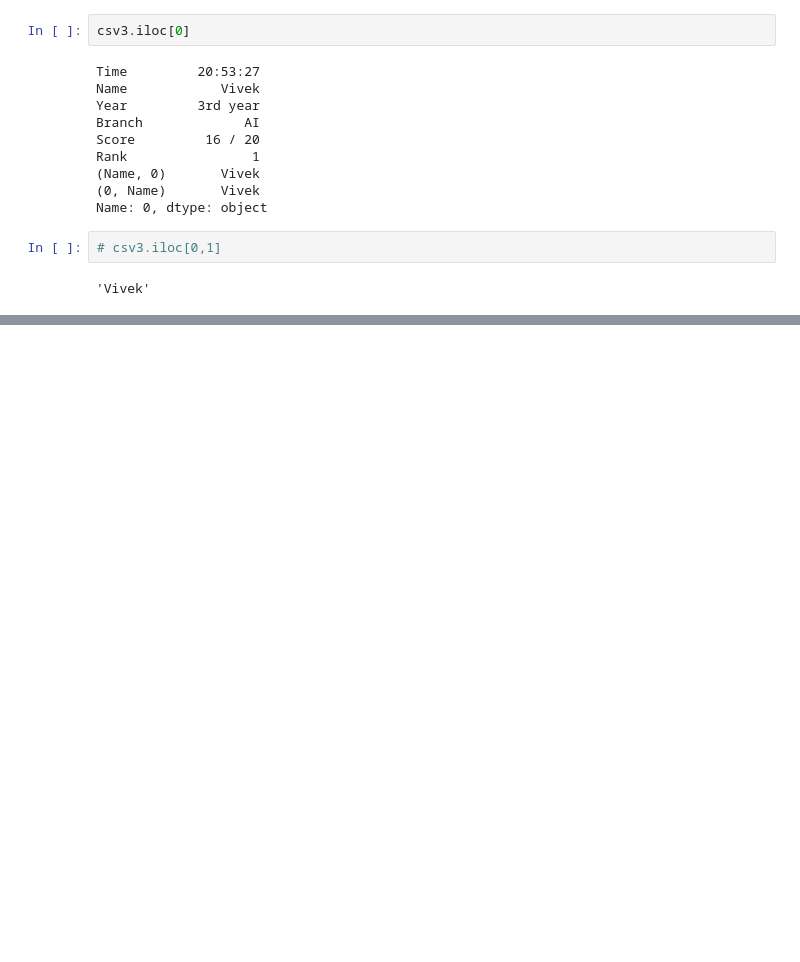
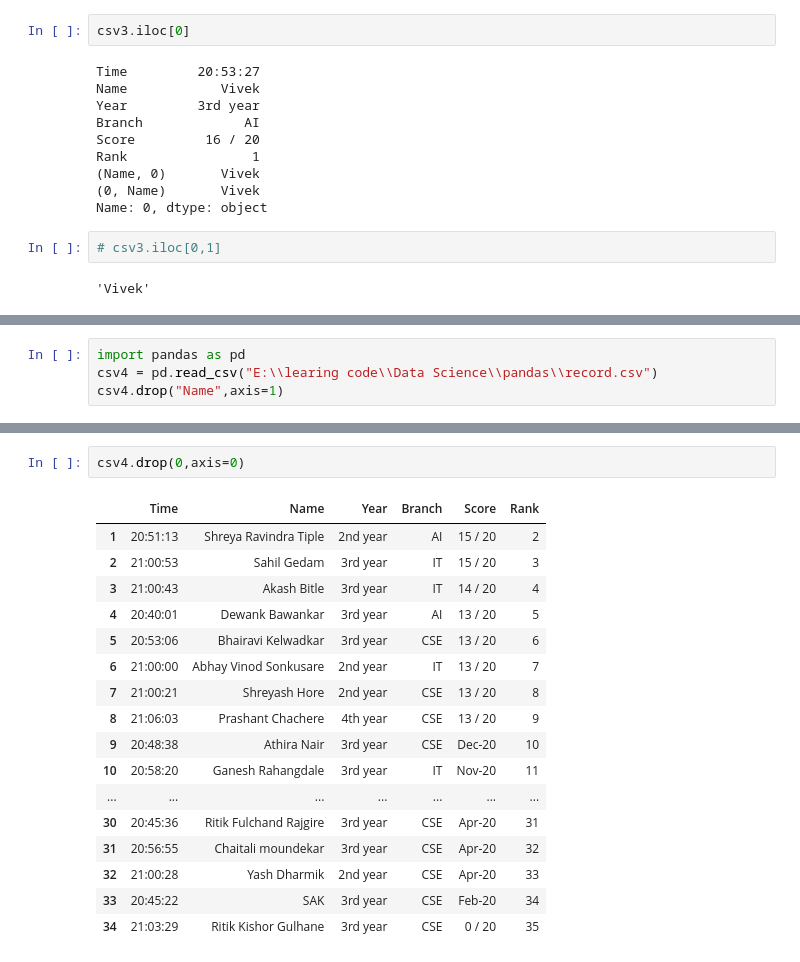
Before and after one commit to harrycoder1/mypandas, a Jupyter notebook: CSVFileFunction.ipynb, the cells around one changed output, grey strips where cells are left out. Cells and saved outputs as stored; diff of their text form; blank space fills up the shorter version.

```diff
--- a/CSVFileFunction.ipynb
+++ b/CSVFileFunction.ipynb
@@ -270,0 +273,4 @@ Name: 0, dtype: object
+# %%
+import pandas as pd
+csv4 = pd.read_csv("E:\\learing code\\Data Science\\pandas\\record.csv")
+csv4.drop("Name",axis=1)
@@ -270,0 +295,20 @@ Name: 0, dtype: object
+# %%
+csv4.drop(0,axis=0)
+# %% [output]
+|  | Time | Name | Year | Branch | Score | Rank |
+| 1 | 20:51:13 | Shreya Ravindra Tiple | 2nd year | AI | 15 / 20 | 2 |
+| 2 | 21:00:53 | Sahil Gedam | 3rd year | IT | 15 / 20 | 3 |
+| 3 | 21:00:43 | Akash Bitle | 3rd year | IT | 14 / 20 | 4 |
+| 4 | 20:40:01 | Dewank Bawankar | 3rd year | AI | 13 / 20 | 5 |
+| 5 | 20:53:06 | Bhairavi Kelwadkar | 3rd year | CSE | 13 / 20 | 6 |
+| 6 | 21:00:00 | Abhay Vinod Sonkusare | 2nd year | IT | 13 / 20 | 7 |
+| 7 | 21:00:21 | Shreyash Hore | 2nd year | CSE | 13 / 20 | 8 |
+| 8 | 21:06:03 | Prashant Chachere | 4th year | CSE | 13 / 20 | 9 |
+| 9 | 20:48:38 | Athira Nair | 3rd year | CSE | Dec-20 | 10 |
+| 10 | 20:58:20 | Ganesh Rahangdale | 3rd year | IT | Nov-20 | 11 |
+| ... | ... | ... | ... | ... | ... | ... |
+| 30 | 20:45:36 | Ritik Fulchand Rajgire | 3rd year | CSE | Apr-20 | 31 |
+| 31 | 20:56:55 | Chaitali moundekar | 3rd year | CSE | Apr-20 | 32 |
+| 32 | 21:00:28 | Yash Dharmik | 2nd year | CSE | Apr-20 | 33 |
+| 33 | 20:45:22 | SAK | 3rd year | CSE | Feb-20 | 34 |
+| 34 | 21:03:29 | Ritik Kishor Gulhane | 3rd year | CSE | 0 / 20 | 35 |
```
Also changed, not shown: parts of 2 cells of this notebook, 8 other files.
